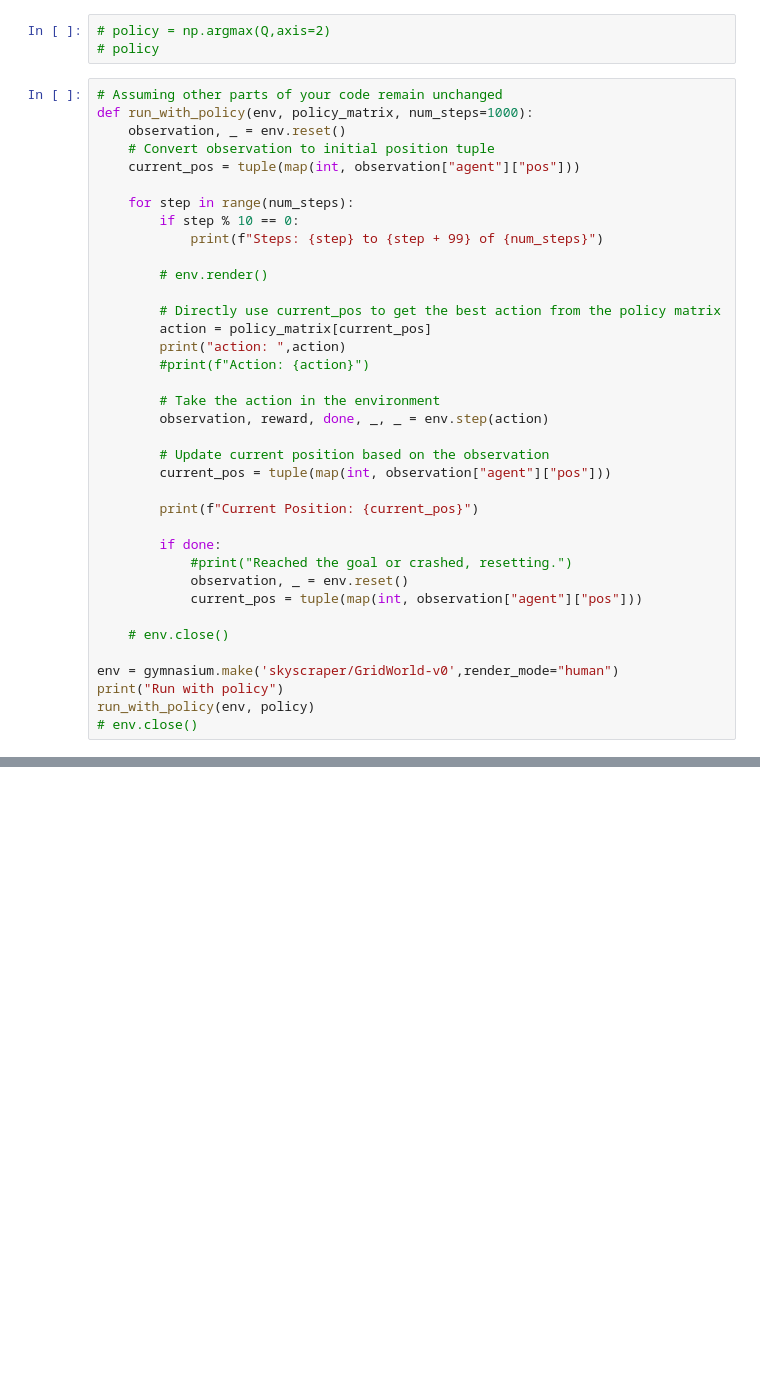
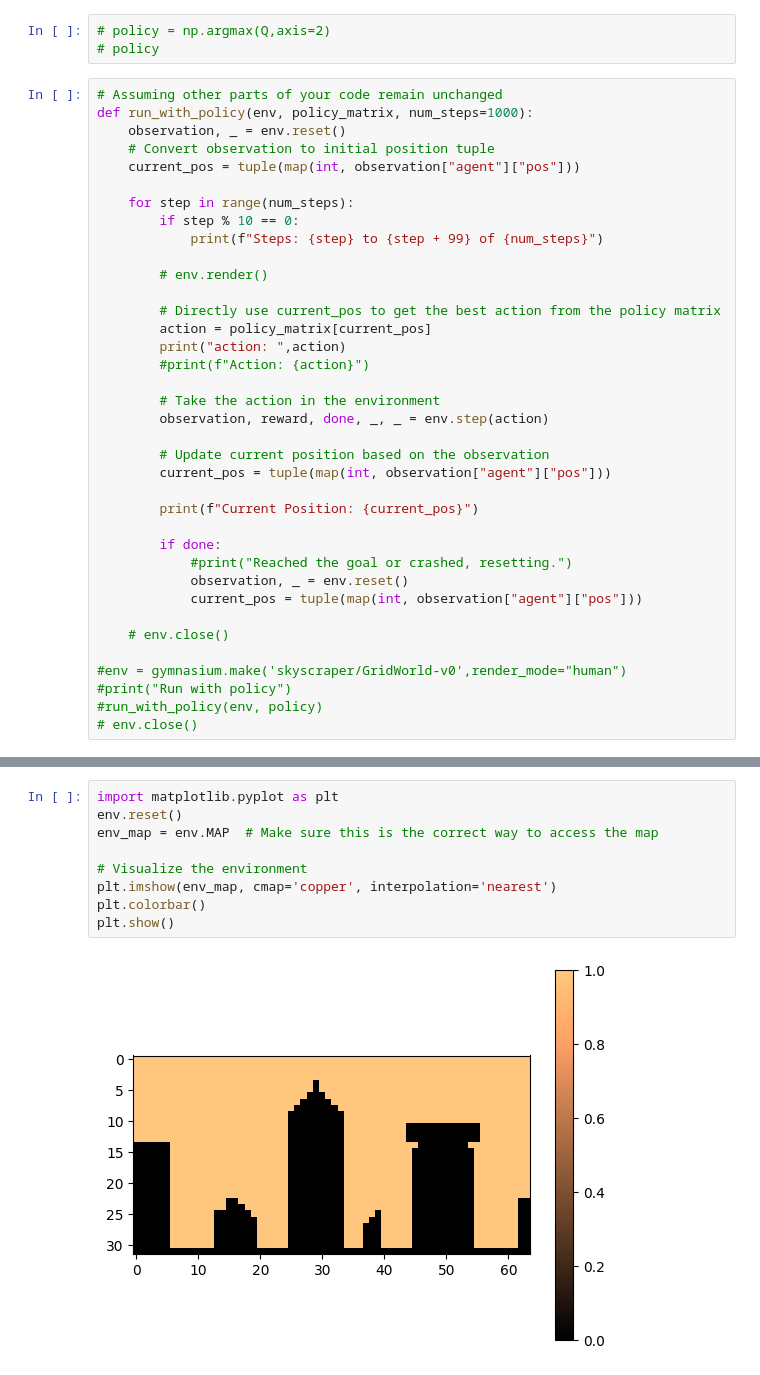
Before and after one commit to saraahmadi3/inf368, a Jupyter notebook: p4/sky.ipynb, the cells around one changed output, grey strips where cells are left out. Saved outputs shown, nothing was run; the diff lists cells and outputs as text; blank space fills up the shorter version.

```diff
--- a/p4/sky.ipynb
+++ b/p4/sky.ipynb
@@ -369,7 +343,7 @@ def run_with_policy(env, policy_matrix, num_steps=1000):
 
     # env.close()
 
-env = gymnasium.make('skyscraper/GridWorld-v0',render_mode="human")
-print("Run with policy")
-run_with_policy(env, policy)
+#env = gymnasium.make('skyscraper/GridWorld-v0',render_mode="human")
+#print("Run with policy")
+#run_with_policy(env, policy)
 # env.close()
@@ -418,0 +350,11 @@ array([[[ 0.        ,  0.        ],
+# %%
+import matplotlib.pyplot as plt
+env.reset()
+env_map = env.MAP  # Make sure this is the correct way to access the map
+
+# Visualize the environment
+plt.imshow(env_map, cmap='copper', interpolation='nearest')
+plt.colorbar()
+plt.show()
+# %% [output]
+[figure, added]
```
Also changed, not shown: parts of 28 cells of this notebook.
